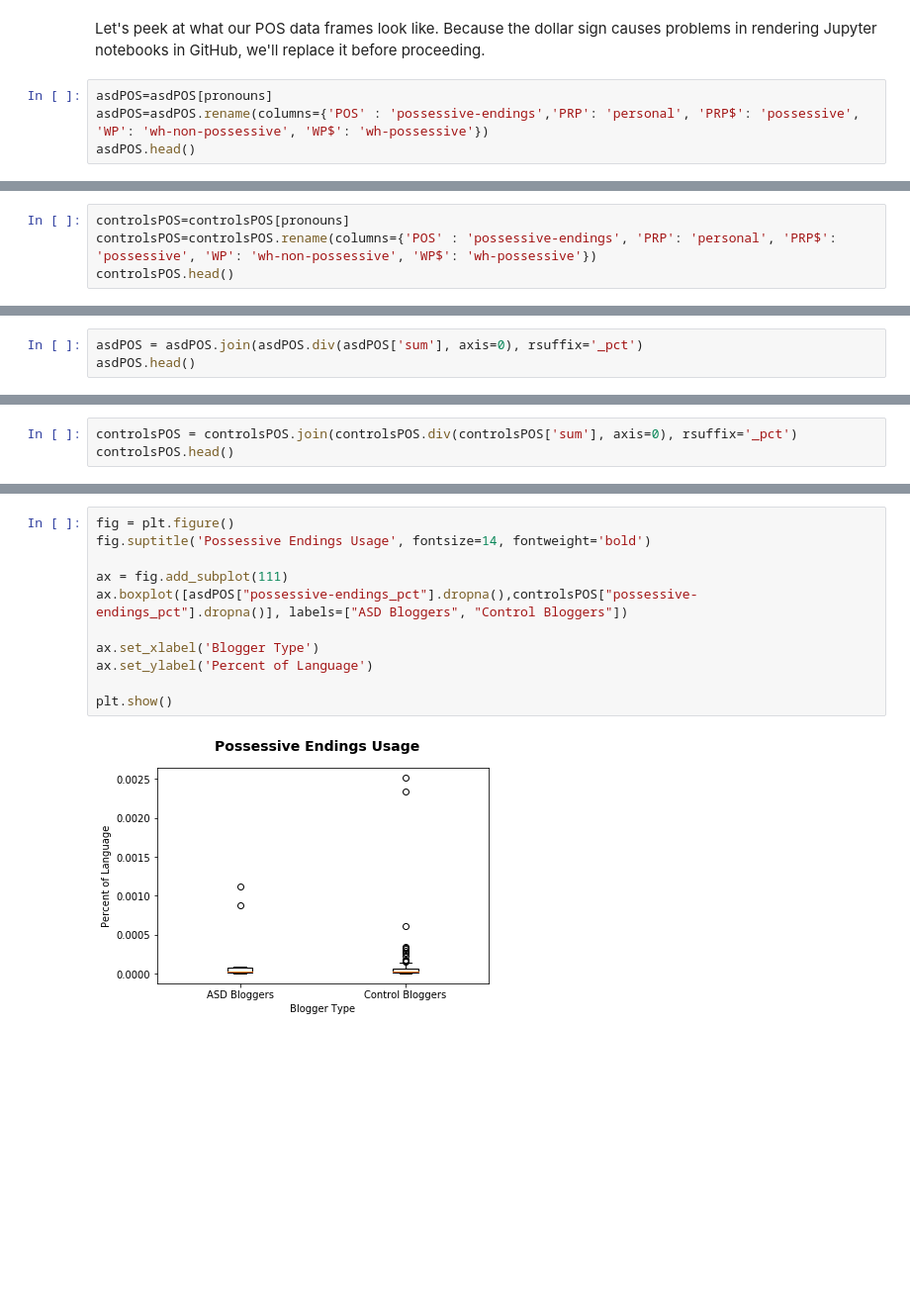
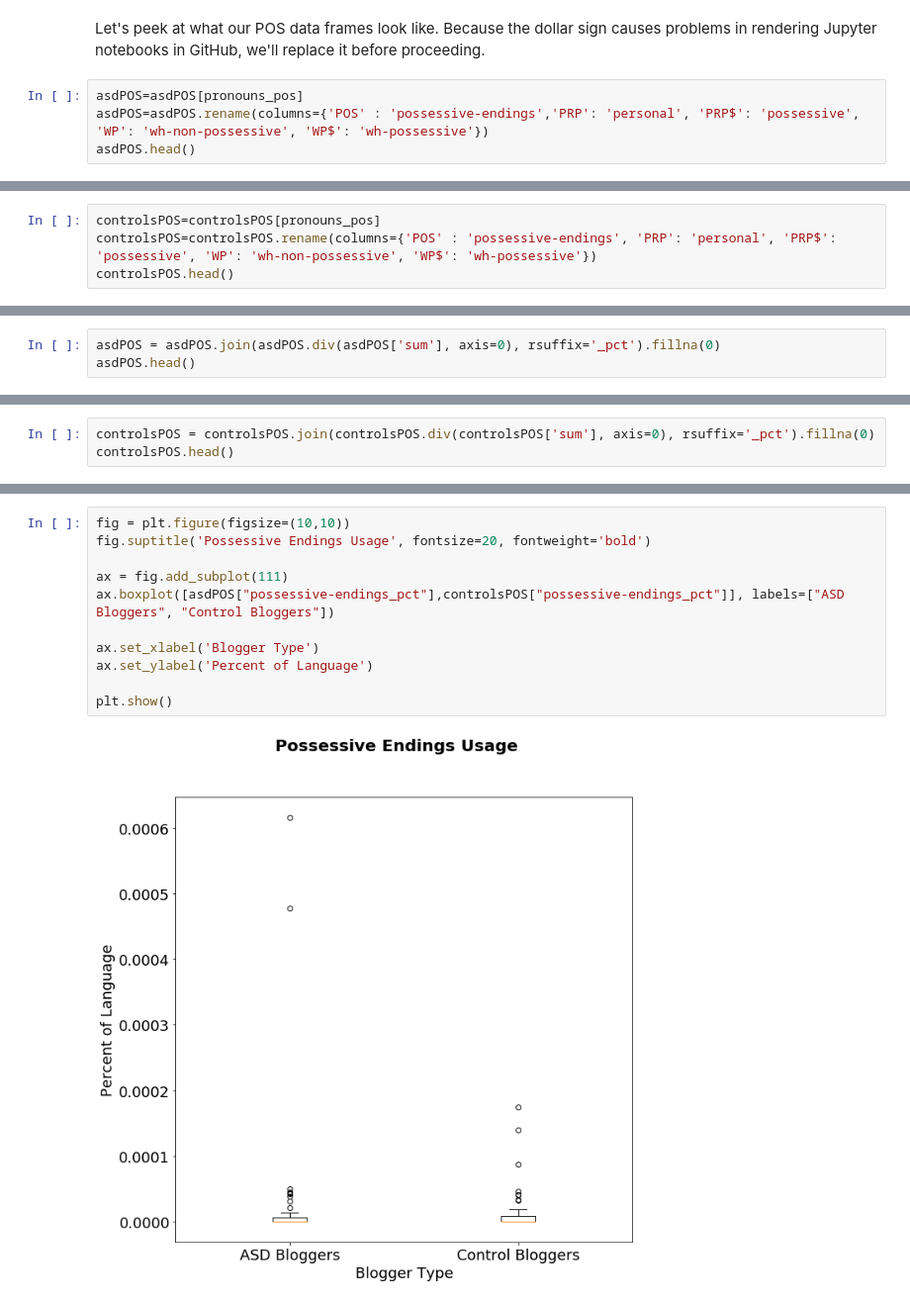
Before and after one commit to pm0kjp/cuny-capstone, a Jupyter notebook: scripts/statistical_comparisons.ipynb, the cells around one changed output, grey strips where cells are left out. Shown at 99% size. Saved outputs shown, nothing was run; the diff lists cells and outputs as text; blank space fills up the shorter version.

```diff
--- a/scripts/statistical_comparisons.ipynb
+++ b/scripts/statistical_comparisons.ipynb
@@ -27,7 +47,7 @@ pronouns = ["POS", "PRP", "PRP$", "WP", "WP$","sum"]
 # %% [markdown]
 Let's peek at what our POS data frames look like. Because the dollar sign causes problems in rendering Jupyter notebooks in GitHub, we'll replace it before proceeding.
 # %%
-asdPOS=asdPOS[pronouns]
+asdPOS=asdPOS[pronouns_pos]
 asdPOS=asdPOS.rename(columns={'POS' : 'possessive-endings','PRP': 'personal', 'PRP$': 'possessive', 'WP': 'wh-non-possessive', 'WP$': 'wh-possessive'})
 asdPOS.head()
 # %% [output]
@@ -40,5 +60,5 @@ asdPOS.head()
 # %%
-controlsPOS=controlsPOS[pronouns]
+controlsPOS=controlsPOS[pronouns_pos]
 controlsPOS=controlsPOS.rename(columns={'POS' : 'possessive-endings', 'PRP': 'personal', 'PRP$': 'possessive', 'WP': 'wh-non-possessive', 'WP$': 'wh-possessive'})
 controlsPOS.head()
 # %% [output]
@@ -53,5 +73,5 @@ Let's create percentage-of-total columns.
 # %%
-asdPOS = asdPOS.join(asdPOS.div(asdPOS['sum'], axis=0), rsuffix='_pct')
+asdPOS = asdPOS.join(asdPOS.div(asdPOS['sum'], axis=0), rsuffix='_pct').fillna(0)
 asdPOS.head()
 # %% [output]
 |  | possessive-endings | personal | possessive | wh-non-possessive | wh-possessive | sum | ... |
@@ -63,5 +83,5 @@ asdPOS.head()
 # %%
-controlsPOS = controlsPOS.join(controlsPOS.div(controlsPOS['sum'], axis=0), rsuffix='_pct')
+controlsPOS = controlsPOS.join(controlsPOS.div(controlsPOS['sum'], axis=0), rsuffix='_pct').fillna(0)
 controlsPOS.head()
 # %% [output]
 |  | possessive-endings | personal | possessive | wh-non-possessive | wh-possessive | sum | ... |
@@ -86,13 +132,13 @@ plt.show()
 # %%
-fig = plt.figure()
-fig.suptitle('Possessive Endings Usage', fontsize=14, fontweight='bold')
+fig = plt.figure(figsize=(10,10))
+fig.suptitle('Possessive Endings Usage', fontsize=20, fontweight='bold')
 
 ax = fig.add_subplot(111)
-ax.boxplot([asdPOS["possessive-endings_pct"].dropna(),controlsPOS["possessive-endings_pct"].dropna()], labels=["ASD Bloggers", "Control Bloggers"])
+ax.boxplot([asdPOS["possessive-endings_pct"],controlsPOS["possessive-endings_pct"]], labels=["ASD Bloggers", "Control Bloggers"])
 
 ax.set_xlabel('Blogger Type')
 ax.set_ylabel('Percent of Language')
 
 plt.show()
 # %% [output]
-[figure, old version]
+[figure, new version]
```
Also changed, not shown: parts of 40 cells of this notebook, 2 other files.
